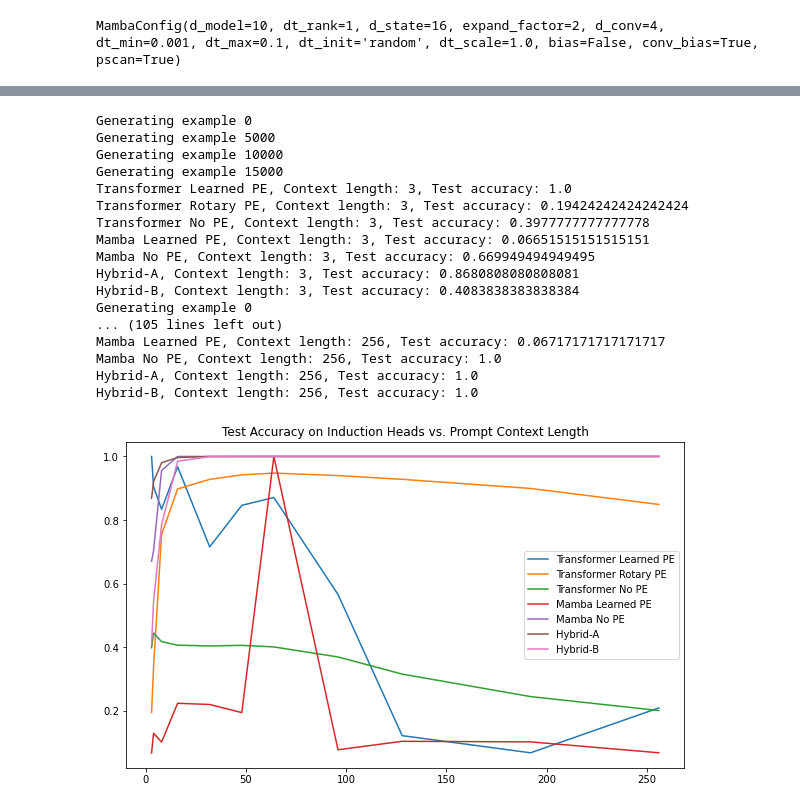
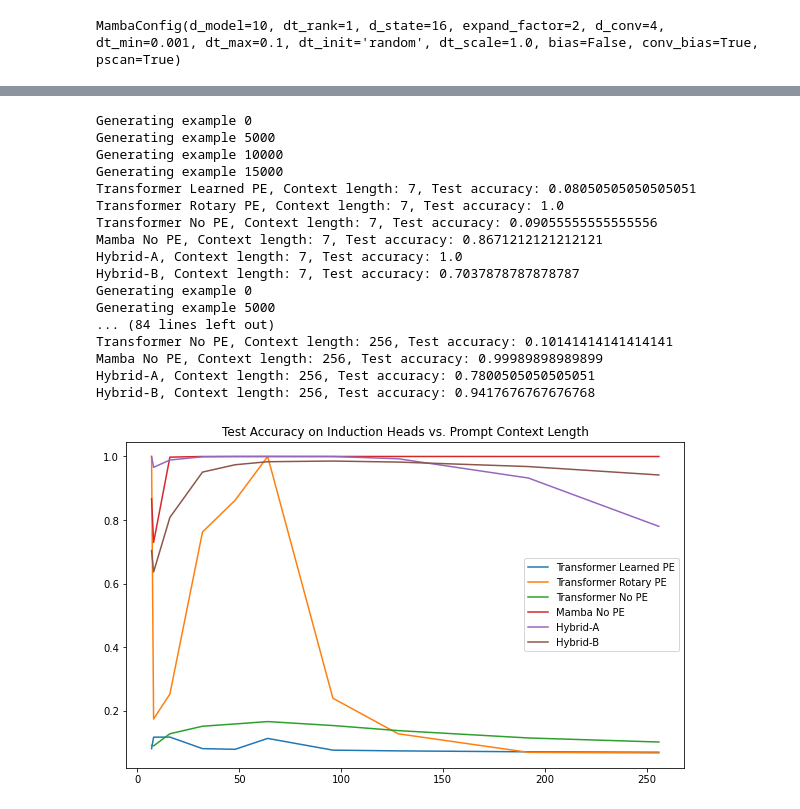
Before and after one commit to oliveraw/hw-mamba, a Jupyter notebook: recall.ipynb, the cells around one changed output, grey strips where cells are left out. Drawn from its saved outputs; the diff is of its cells as text; code cells hidden in the pictures.

```diff
--- a/recall.ipynb
+++ b/recall.ipynb
@@ -921,8 +921,8 @@ num_epochs = 250    # number of epochs
 num_layers = 2 # number of attention layers
 embed_dim = 8 # embedding dimension, d
 is_pe = True  # the default positional embedding we are using is the learned positional embedding
-tau = 1
-run_name = "t1"
+tau = 5
+run_name = "t5"
 checkpoint_file = f"checkpoint-{run_name}.pth"
 
 tokenizer = Random_tokenizer(vocab_size=vocab_size)
@@ -948,12 +948,12 @@ attn_no_PE = BaseNet(len(tokenizer),
                      max_len=n_ctx*4,
                      num_layers=num_layers,
                      block=AttentionBlock).to(device)
-mamba_learned_PE = BaseNet(len(tokenizer),
-                embed_dim,
-                is_pe=True,
-                max_len=n_ctx*4,
-                num_layers=num_layers,
-                block=MambaBlockWrapper).to(device)
+# mamba_learned_PE = BaseNet(len(tokenizer),
+#                 embed_dim,
+#                 is_pe=True,
+#                 max_len=n_ctx*4,
+#                 num_layers=num_layers,
+#                 block=MambaBlockWrapper).to(device)
 mamba_no_PE = BaseNet(len(tokenizer),
                 embed_dim,
                 is_pe=False,
@@ -973,7 +973,7 @@ models = {
     "Transformer Learned PE": attn_learned_PE,
     "Transformer Rotary PE": attn_rotary_PE,
     "Transformer No PE": attn_no_PE,
-    "Mamba Learned PE": mamba_learned_PE,
+#     "Mamba Learned PE": mamba_learned_PE,
     "Mamba No PE": mamba_no_PE,
     "Hybrid-A": hybridA,
     "Hybrid-B": hybridB
@@ -1111,7 +1112,7 @@ plt.show()
 # generate test data with length 32
 # test the model with the test data
 num_examples = 20000
-n_ctx_list = [3, 4, 8, 16, 32, 48, 64, 96, 128, 192, 256]
+n_ctx_list = [7, 8, 16, 32, 48, 64, 96, 128, 192, 256]
 results = collections.defaultdict(list)
 
 for n_ctx in n_ctx_list:
@@ -1121,43 +1122,43 @@ for n_ctx in n_ctx_list:
 
     for model_name, model in models.items():
         model.eval()
         correct = 0
         total = 0
         with torch.no_grad():
             for x, y in test_loader:
                 x,y = x.to(device), y.to(device)
                 y_pred = model(x)[:,-1]
                 y_pred = F.softmax(y_pred, dim=-1)
                 y_pred = torch.argmax(y_pred, dim=-1)
                 correct += (y_pred == y).sum().item()
                 total += y.size(0)
             print(f"{model_name}, Context length: {n_ctx}, Test accuracy: {correct/total}")
             results[model_name].append(correct/total)
 
 
 plt.figure(figsize=(10, 6))
 for model_name, accuracies in results.items():
     plt.plot(n_ctx_list, accuracies, label=model_name)
 plt.title("Test Accuracy on Induction Heads vs. Prompt Context Length")
 plt.legend()
 plt.savefig(f"{run_name}_test_acc.png")
 plt.show()
 # %% [output]
 Generating example 0
 Generating example 5000
 Generating example 10000
 Generating example 15000
-Transformer Learned PE, Context length: 3, Test accuracy: 1.0
-Transformer Rotary PE, Context length: 3, Test accuracy: 0.19424242424242424
-Transformer No PE, Context length: 3, Test accuracy: 0.3977777777777778
-Mamba Learned PE, Context length: 3, Test accuracy: 0.06651515151515151
-Mamba No PE, Context length: 3, Test accuracy: 0.669949494949495
-Hybrid-A, Context length: 3, Test accuracy: 0.8680808080808081
-Hybrid-B, Context length: 3, Test accuracy: 0.4083838383838384
+Transformer Learned PE, Context length: 7, Test accuracy: 0.08050505050505051
+Transformer Rotary PE, Context length: 7, Test accuracy: 1.0
+Transformer No PE, Context length: 7, Test accuracy: 0.09055555555555556
+Mamba No PE, Context length: 7, Test accuracy: 0.8671212121212121
+Hybrid-A, Context length: 7, Test accuracy: 1.0
+Hybrid-B, Context length: 7, Test accuracy: 0.7037878787878787
 Generating example 0
-... (105 lines left out)
-Mamba Learned PE, Context length: 256, Test accuracy: 0.06717171717171717
-Mamba No PE, Context length: 256, Test accuracy: 1.0
-Hybrid-A, Context length: 256, Test accuracy: 1.0
-Hybrid-B, Context length: 256, Test accuracy: 1.0
+Generating example 5000
+... (84 lines left out)
+Transformer No PE, Context length: 256, Test accuracy: 0.10141414141414141
+Mamba No PE, Context length: 256, Test accuracy: 0.99989898989899
+Hybrid-A, Context length: 256, Test accuracy: 0.7800505050505051
+Hybrid-B, Context length: 256, Test accuracy: 0.9417676767676768
-[figure, old version]
+[figure, new version]
```
Also changed, not shown: parts of 4 cells of this notebook, 5 other files.
